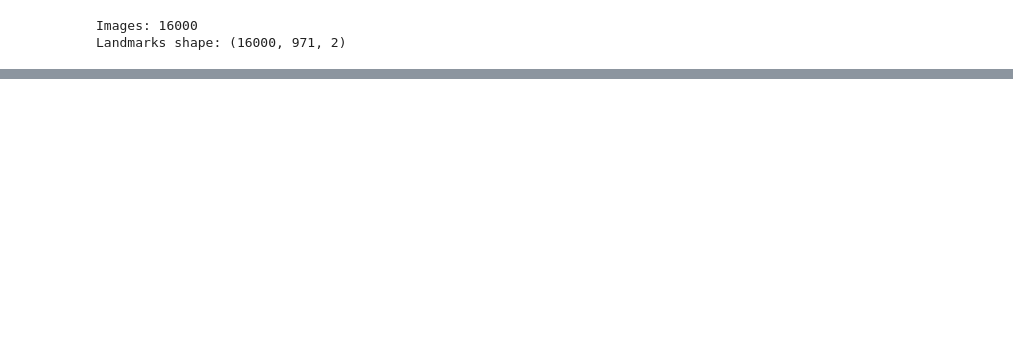
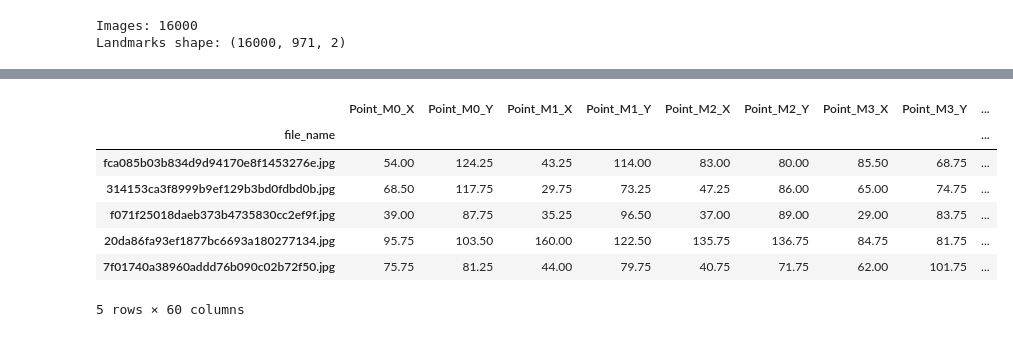
Before and after one commit to ermekaitygulov/made_cv, a Jupyter notebook: contest01/visualize-test-predictions.ipynb, the cells around one changed output, grey strips where cells are left out. Cells and saved outputs as stored; diff of their text form; code cells hidden in the pictures; blank space fills up the shorter version.

```diff
--- a/contest01/visualize-test-predictions.ipynb
+++ b/contest01/visualize-test-predictions.ipynb
@@ -49,0 +52,25 @@ plt.show()
+# %%
+resnet432 = pd.read_csv('runs/resnet_d_432_submit.csv')
+avg = pd.read_csv('runs/avg_submit.csv')
+ft = pd.read_csv('runs/resnet_d_ft_submit.csv')
+ft1 = pd.read_csv('runs/resnet_d_ft1_submit.csv')
+# %%
+submit = resnet432.copy()
+submit.iloc[:, 1:] += avg.iloc[:, 1:]
+submit.iloc[:, 1:] += ft.iloc[:, 1:]
+submit.iloc[:, 1:] += ft1.iloc[:, 1:]
+submit.iloc[:, 1:] /= 4
+
+submit = submit.set_index('file_name')
+submit.astype(int).to_csv('runs/final_submit.csv')
+# %%
+submit.head()
+# %% [output]
+|  | Point_M0_X | Point_M0_Y | Point_M1_X | Point_M1_Y | Point_M2_X | Point_M2_Y | Point_M3_X | Point_M3_Y | ... |
+| file_name |  |  |  |  |  |  |  |  | ... |
+| fca085b03b834d9d94170e8f1453276e.jpg | 54.00 | 124.25 | 43.25 | 114.00 | 83.00 | 80.00 | 85.50 | 68.75 | ... |
+| 314153ca3f8999b9ef129b3bd0fdbd0b.jpg | 68.50 | 117.75 | 29.75 | 73.25 | 47.25 | 86.00 | 65.00 | 74.75 | ... |
+| f071f25018daeb373b4735830cc2ef9f.jpg | 39.00 | 87.75 | 35.25 | 96.50 | 37.00 | 89.00 | 29.00 | 83.75 | ... |
+| 20da86fa93ef1877bc6693a180277134.jpg | 95.75 | 103.50 | 160.00 | 122.50 | 135.75 | 136.75 | 84.75 | 81.75 | ... |
+| 7f01740a38960addd76b090c02b72f50.jpg | 75.75 | 81.25 | 44.00 | 79.75 | 40.75 | 71.75 | 62.00 | 101.75 | ... |
+5 rows × 60 columns
```
Also changed, not shown: parts of 8 cells of this notebook, 4 other files.
